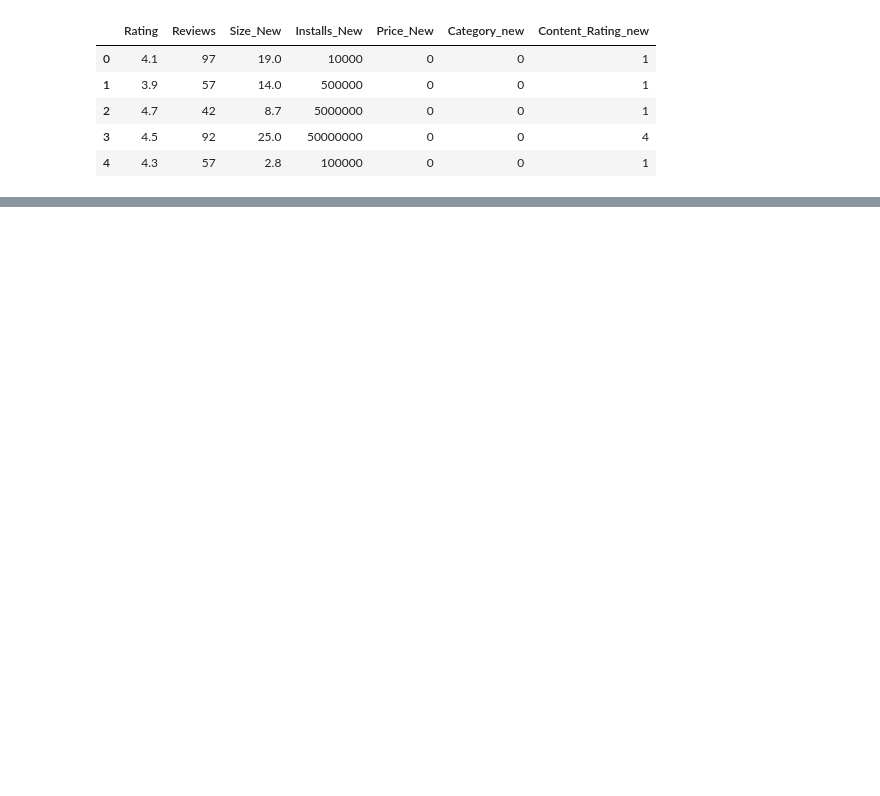
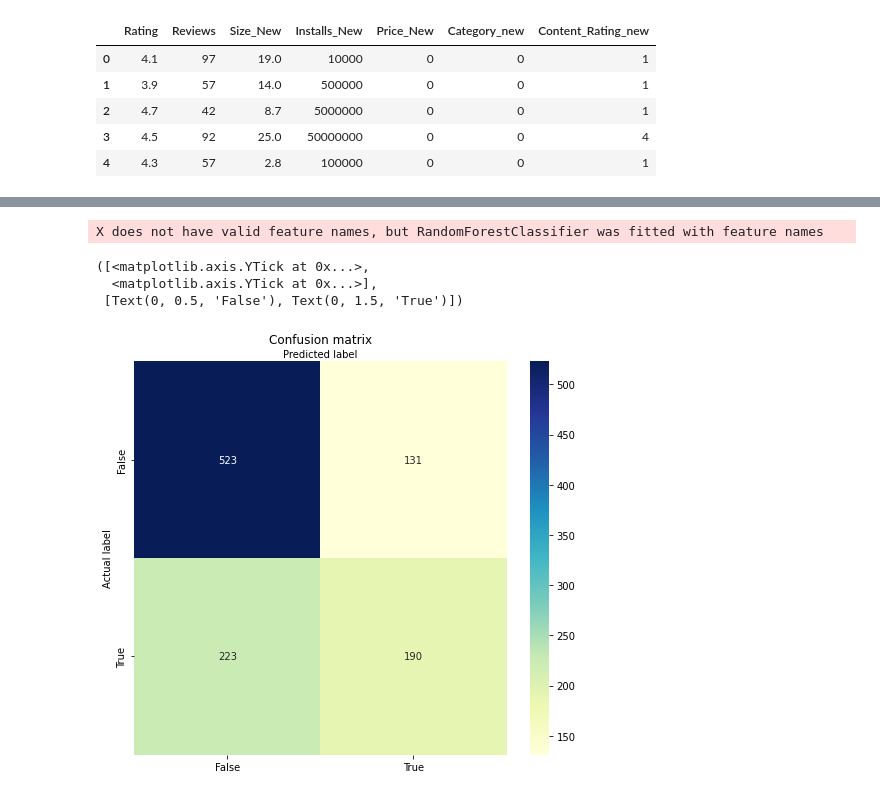
Before and after one commit to swatishayna/GooglePlayStoreAnalysisReport, a Jupyter notebook: notebooks/Transforming and Model Training.ipynb, the cells around one changed output, grey strips where cells are left out. Drawn from its saved outputs; the diff is of its cells as text; code cells hidden in the pictures; blank space fills up the shorter version.

```diff
--- a/notebooks/Transforming and Model Training.ipynb
+++ b/notebooks/Transforming and Model Training.ipynb
@@ -73,0 +96,10 @@ rfr_grid.score(train_X,train_y)
+# %%
+param_grid = {'n_estimators':[500,800,1000,1500],
+              'min_samples_leaf':[2,3],
+              'max_depth': [2, 8, 16],
+              'ccp_alpha' : np.linspace(0,.01,10)
+             }
+rfr = RandomForestClassifier(oob_score =True, n_jobs=5)
+rfr_grid = GridSearchCV(rfr, cv = 3, param_grid=param_grid, verbose=True)
+rfr_grid.fit(train_X,train_y)
+rfr_grid.best_estimator_
@@ -73,0 +127,9 @@ rfr_grid.score(train_X,train_y)
+# %%
+alpha_impurity = dt.cost_complexity_pruning_path(train_X,train_y)
+recall = {}
+for alpha in alpha_impurity['ccp_alphas']:
+    rfr = RandomForestClassifier(max_depth=16, min_samples_leaf=2, n_estimators=1500,
+                       n_jobs=5, oob_score=True, ccp_alpha= alpha)
+    rfr.fit(train_X,train_y)
+    y_pred = rfr.predict(test_X)
+    recall[alpha]=recall_score(test_y,y_pred)
@@ -73,0 +174,28 @@ rfr_grid.score(train_X,train_y)
+# %%
+rfr = RandomForestClassifier(ccp_alpha=0.00011555471515762705,max_depth=16, min_samples_leaf=2, n_estimators=1500,
+                       n_jobs=5, oob_score=True)
+rfr.fit(train_X,train_y)
+y_pred = rfr.predict(test_X)
+
+# Create a confusion matrix
+cnf_matrix = confusion_matrix(test_y, y_pred)
+
+# Create heatmap from the confusion matrix
+%matplotlib inline
+class_names=[False, True] # name  of classes
+fig, ax = plt.subplots(figsize=(7, 6))
+sns.heatmap(pd.DataFrame(cnf_matrix), annot=True, cmap="YlGnBu", fmt='g')
+ax.xaxis.set_label_position("top")
+plt.tight_layout()
+plt.title('Confusion matrix')
+plt.ylabel('Actual label')
+plt.xlabel('Predicted label')
+tick_marks = [0.5, 1.5]
+plt.xticks(tick_marks, class_names)
+plt.yticks(tick_marks, class_names)
+# %% [output]
+X does not have valid feature names, but RandomForestClassifier was fitted with feature names
+([<matplotlib.axis.YTick at 0x...>,
+  <matplotlib.axis.YTick at 0x...>],
+ [Text(0, 0.5, 'False'), Text(0, 1.5, 'True')])
+[figure, added]
```
Also changed, not shown: parts of 15 cells of this notebook, 1 other file.
